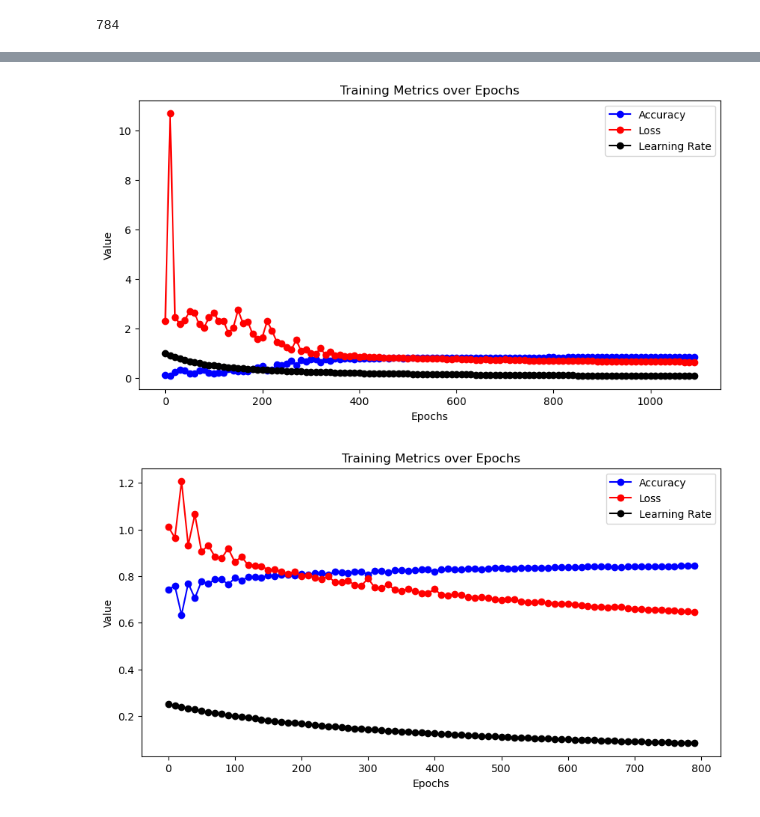
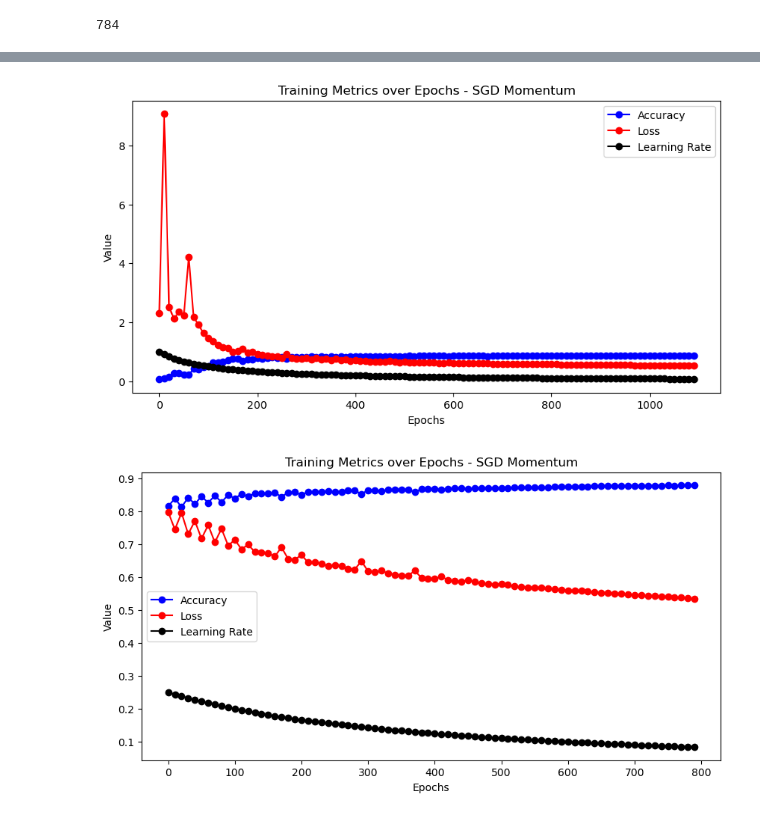
Before and after one commit to Ayush-2001-Dhanraj/soft-computing-assignment, a Jupyter notebook: 03_NN.ipynb, the cells around one changed output, grey strips where cells are left out. Drawn from its saved outputs; the diff is of its cells as text; code cells hidden in the pictures.

```diff
--- a/03_NN.ipynb
+++ b/03_NN.ipynb
@@ -336,3 +437,29 @@ learning_rate = []
+# %%
+"""
+Features = 784
+Samples = 60,000
+class labels = 10 (0 - 9)
+
+2 hidden layes - ReLU    - 128 neurons each
+1 output layer - Softmax - 10 output neurons
+
+Optimizer - SGD with momentum (0.5)
+learning rate decay - 0.01
+l2 regularization - lambda - 5e-4 (0.0005)
+"""
+
+dense1 = Layer_Dense(X.shape[1], 128, weight_regularizer_l2=5e-4, bias_regularizer_l2=5e-4)
+activation1 = Activation_ReLU()
+dense2 = Layer_Dense(128, 128)
+activation2 = Activation_ReLU()
+dense3 = Layer_Dense(128, 10)
+loss_activation = Activation_Softmax_Loss_CategoricalCrossentropy()
+
+optimizer = Optimizer_SGD(decay=0.01, momentum=0.5)
+
+accuracies_mom = []
+losses_mom = []
+learning_rate = []
 # %%
 for epoch in range(1100):
     dense1.forward(X)
@@ -354,8 +481,8 @@ for epoch in range(1100):
 
 
     if not epoch % 10:
-        accuracies.append(accuracy)
-        losses.append(loss)
+        accuracies_mom.append(accuracy)
+        losses_mom.append(loss)
         learning_rate.append(optimizer.current_learning_rate)
         print(f'epoch: {epoch}, ' + f'acc: {accuracy:.3f}, ' + f'loss: {loss:.3f}, ' + f'lr: {optimizer.current_learning_rate}'
              + f'Rr: {regularization_loss}')
@@ -393,30 +520,30 @@ epoch: 1090, acc: 0.844, loss: 0.646, lr: 0.08410428931875526Rr: 0.2056701012167
 # %%
 epochs = range(0, 1100, 10)
 plt.figure(figsize=(10, 5))
-plt.plot(epochs, accuracies, label='Accuracy', marker='o', color="blue")
-plt.plot(epochs, losses, label='Loss', marker='o', color='red')
+plt.plot(epochs, accuracies_mom, label='Accuracy', marker='o', color="blue")
+plt.plot(epochs, losses_mom, label='Loss', marker='o', color='red')
 plt.plot(epochs, learning_rate, label='Learning Rate', marker='o', color='black')
-plt.title('Training Metrics over Epochs')
+plt.title('Training Metrics over Epochs - SGD Momentum')
 plt.xlabel('Epochs')
 plt.ylabel('Value')
 plt.legend()
 plt.savefig('training_metrics_plot.png')
 plt.show()
 
 epochs = range(0, 800, 10)
 plt.figure(figsize=(10, 5))
-plt.plot(epochs, accuracies[30:], label='Accuracy', marker='o', color="blue")
-plt.plot(epochs, losses[30:], label='Loss', marker='o', color='red')
+plt.plot(epochs, accuracies_mom[30:], label='Accuracy', marker='o', color="blue")
+plt.plot(epochs, losses_mom[30:], label='Loss', marker='o', color='red')
 plt.plot(epochs, learning_rate[30:], label='Learning Rate', marker='o', color='black')
-plt.title('Training Metrics over Epochs')
+plt.title('Training Metrics over Epochs - SGD Momentum')
 plt.xlabel('Epochs')
 plt.ylabel('Value')
 plt.legend()
 plt.savefig('training_metrics_plot.png')
 plt.show()
 # %% [output]
-[figure, old version]
+[figure, new version]
-[figure, old version]
+[figure, new version]
 # %%
 # Validate the model
 
```
Also changed, not shown: parts of 15 cells of this notebook, 5 other files.
